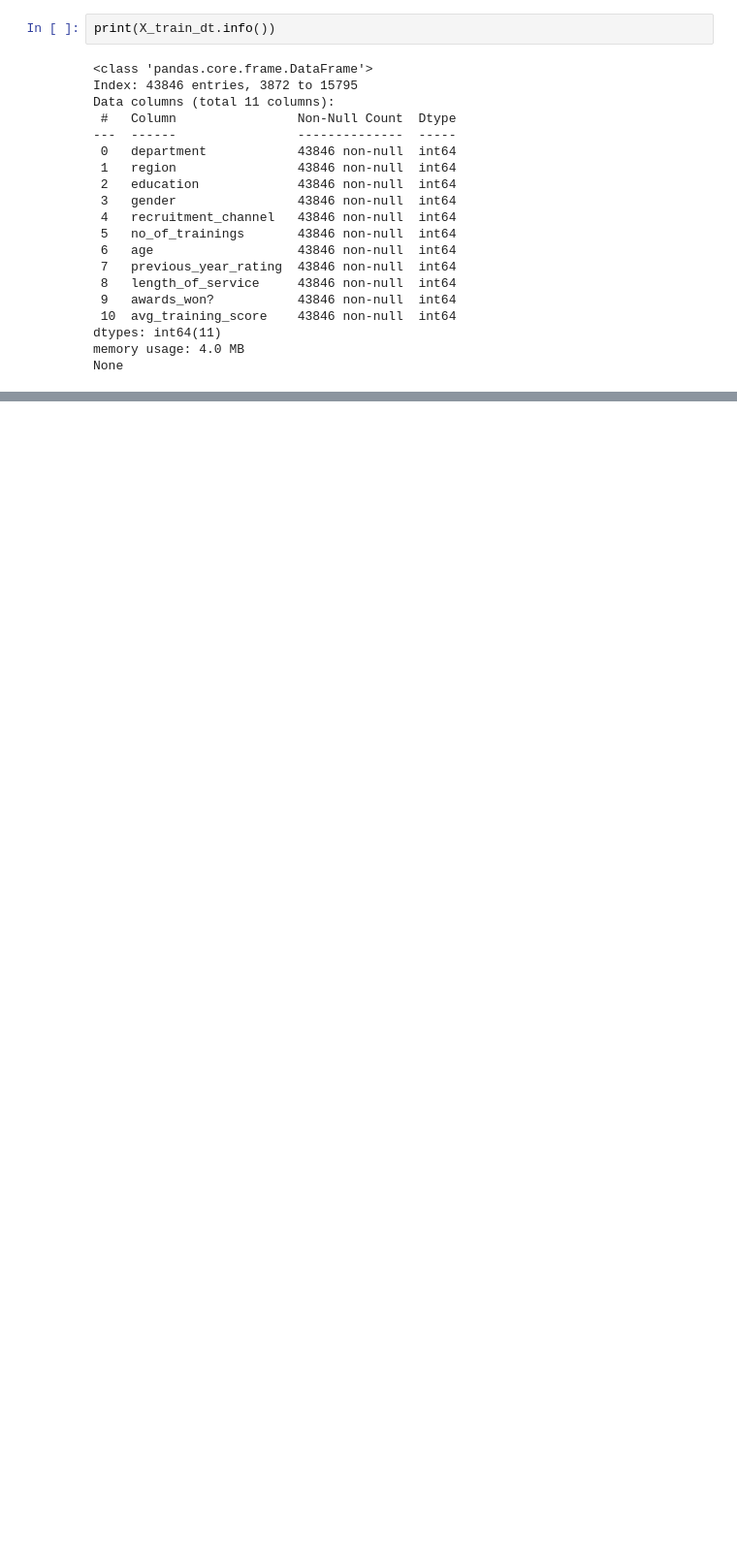
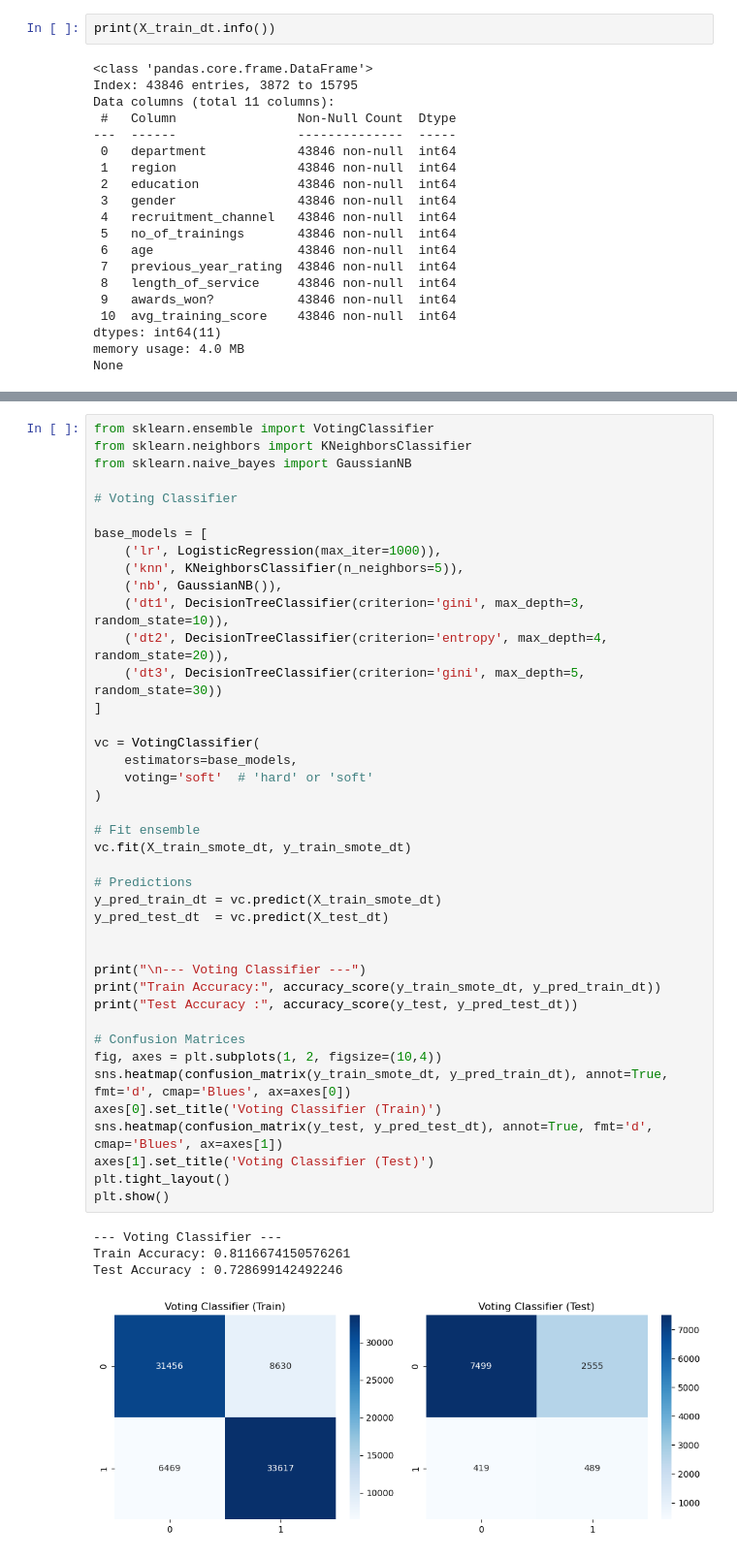
Before and after one commit to A713158/promotion_prediction_ML, a Jupyter notebook: HR_ML.ipynb, the cells around one changed output, grey strips where cells are left out. Shown at 97% size. Drawn from its saved outputs; the diff is of its cells as text; blank space fills up the shorter version.

```diff
--- a/HR_ML.ipynb
+++ b/HR_ML.ipynb
@@ -680,0 +681,46 @@ OOB Score     : Not available for AdaBoost
+# %%
+from sklearn.ensemble import VotingClassifier
+from sklearn.neighbors import KNeighborsClassifier
+from sklearn.naive_bayes import GaussianNB
+
+# Voting Classifier
+
+base_models = [
+    ('lr', LogisticRegression(max_iter=1000)),
+    ('knn', KNeighborsClassifier(n_neighbors=5)),
+    ('nb', GaussianNB()),
+    ('dt1', DecisionTreeClassifier(criterion='gini', max_depth=3, random_state=10)),
+    ('dt2', DecisionTreeClassifier(criterion='entropy', max_depth=4, random_state=20)),
+    ('dt3', DecisionTreeClassifier(criterion='gini', max_depth=5, random_state=30))
+]
+
+vc = VotingClassifier(
+    estimators=base_models,
+    voting='soft'  # 'hard' or 'soft'
+)
+
+# Fit ensemble
+vc.fit(X_train_smote_dt, y_train_smote_dt)
+
+# Predictions
+y_pred_train_dt = vc.predict(X_train_smote_dt)
+y_pred_test_dt  = vc.predict(X_test_dt)
+
+
+print("\n--- Voting Classifier ---")
+print("Train Accuracy:", accuracy_score(y_train_smote_dt, y_pred_train_dt))
+print("Test Accuracy :", accuracy_score(y_test, y_pred_test_dt))
+
+# Confusion Matrices
+fig, axes = plt.subplots(1, 2, figsize=(10,4))
+sns.heatmap(confusion_matrix(y_train_smote_dt, y_pred_train_dt), annot=True, fmt='d', cmap='Blues', ax=axes[0])
+axes[0].set_title('Voting Classifier (Train)')
+sns.heatmap(confusion_matrix(y_test, y_pred_test_dt), annot=True, fmt='d', cmap='Blues', ax=axes[1])
+axes[1].set_title('Voting Classifier (Test)')
+plt.tight_layout()
+plt.show()
+# %% [output]
+--- Voting Classifier ---
+Train Accuracy: 0.8116674150576261
+Test Accuracy : 0.728699142492246
+[figure, added]
```
Also changed, not shown: parts of 7 cells of this notebook.
